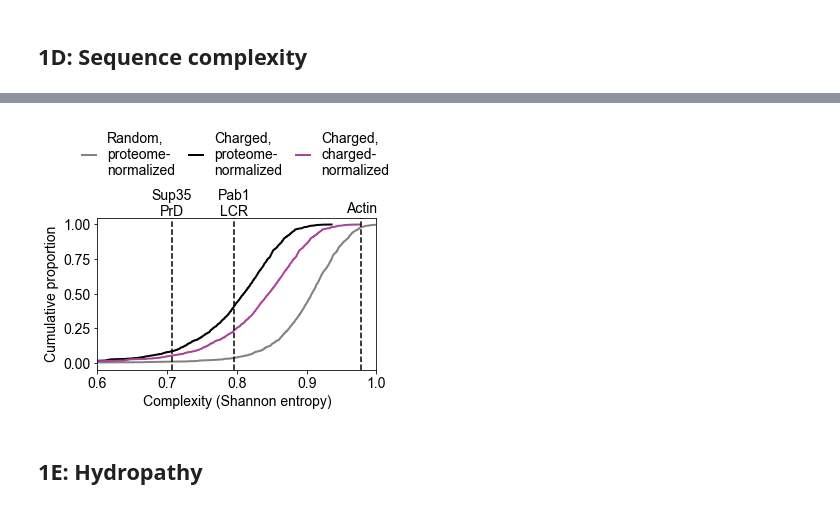
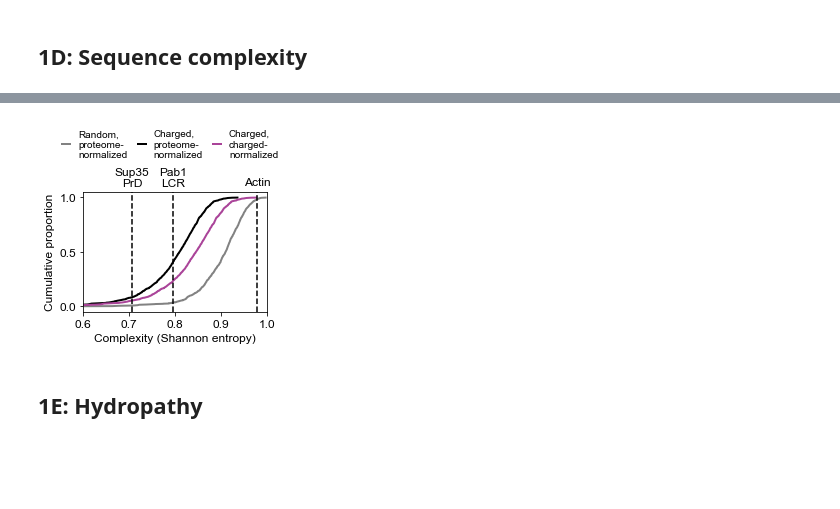
Before and after one commit to rosalindpan/hcrpaper, a Jupyter notebook: figures/Figure1.ipynb, the cells around one changed output, grey strips where cells are left out. Drawn from its saved outputs; the diff is of its cells as text; code cells hidden in the pictures; blank space fills up the shorter version.

```diff
--- a/figures/Figure1.ipynb
+++ b/figures/Figure1.ipynb
@@ -21,7 +21,7 @@ import composition as cp
 ## Plotting
 import matplotlib.pyplot as plt
 import seaborn as sns
-plt.rcParams.update({'font.size': 14})
+plt.rcParams.update({'font.size': 12})
 plt.rcParams['font.family'] = 'sans-serif'
 plt.rcParams['font.sans-serif'] = "Arial"
 
@@ -353,34 +353,34 @@ print(actin_complexity)
 # %%
-fig, ax = plt.subplots(figsize=(5, 2.8))
+fig, ax = plt.subplots(figsize=(3.3, 2.2))
 
 ax.plot(np.sort(rd_complexities), np.linspace(0, 1, len(rd_complexities), endpoint=False),
         label='Random,\nproteome-\nnormalized', linewidth=2, color = cscheme['dis'])
 ax.plot(np.sort(cr_complexities), np.linspace(0, 1, len(cr_complexities), endpoint=False),
         label="Charged,\nproteome-\nnormalized", linewidth=2, color = 'black')
 ax.plot(np.sort(cr_charge_norm), np.linspace(0, 1, len(cr_charge_norm), endpoint=False),
         label="Charged,\ncharged-\nnormalized", linewidth=2, color = cscheme['cr'])
 
 ax.annotate('Pab1\nLCR', ha='center', va='center',
-            xy=(Pab1_complexity, 1.15), annotation_clip=False)
+            xy=(Pab1_complexity, 1.18), annotation_clip=False)
 ax.axvline(Pab1_complexity, linestyle='--', color='black')
 
 ax.annotate('Sup35\nPrD', ha='center', va='center',
-            xy=(Sup35_prd_complexity, 1.15), annotation_clip=False)
+            xy=(Sup35_prd_complexity, 1.18), annotation_clip=False)
 ax.axvline(Sup35_prd_complexity, linestyle='--', color='black')
 
 ax.annotate('Actin', ha='center', va='center',
-            xy=(actin_complexity, 1.113), annotation_clip=False)
+            xy=(actin_complexity, 1.14), annotation_clip=False)
 ax.axvline(actin_complexity, linestyle='--', color='black')
 
-plt.legend(handlelength=1, columnspacing=1, ncol=3,
-           bbox_to_anchor=(-0.1, 1.65), loc='upper left', fontsize=14, frameon=False)
+plt.legend(handlelength=0.8, columnspacing=1, ncol=3,
+           bbox_to_anchor=(-0.16, 1.6), loc='upper left', fontsize=10, frameon=False)
 plt.xlabel("Complexity (Shannon entropy)")
 plt.ylabel("Cumulative proportion")
 plt.xlim((.6, 1))
 plt.savefig('./plots/Figure1D.png', dpi=500, bbox_inches='tight')
 plt.show()
 # %% [output]
-[figure, old version]
+[figure, new version]
 # %% [markdown]
 ## 1E: Hydropathy
 # %%
```
Also changed, not shown: parts of 7 cells of this notebook, 31 other files.
